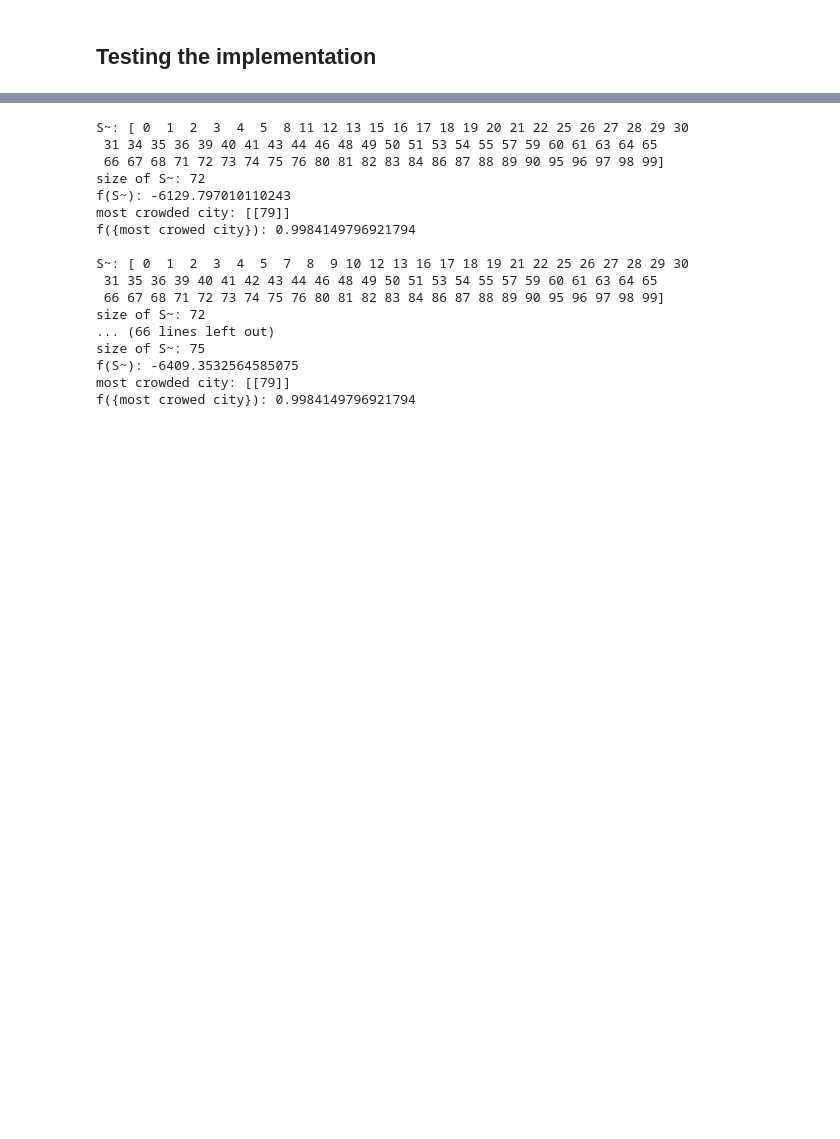
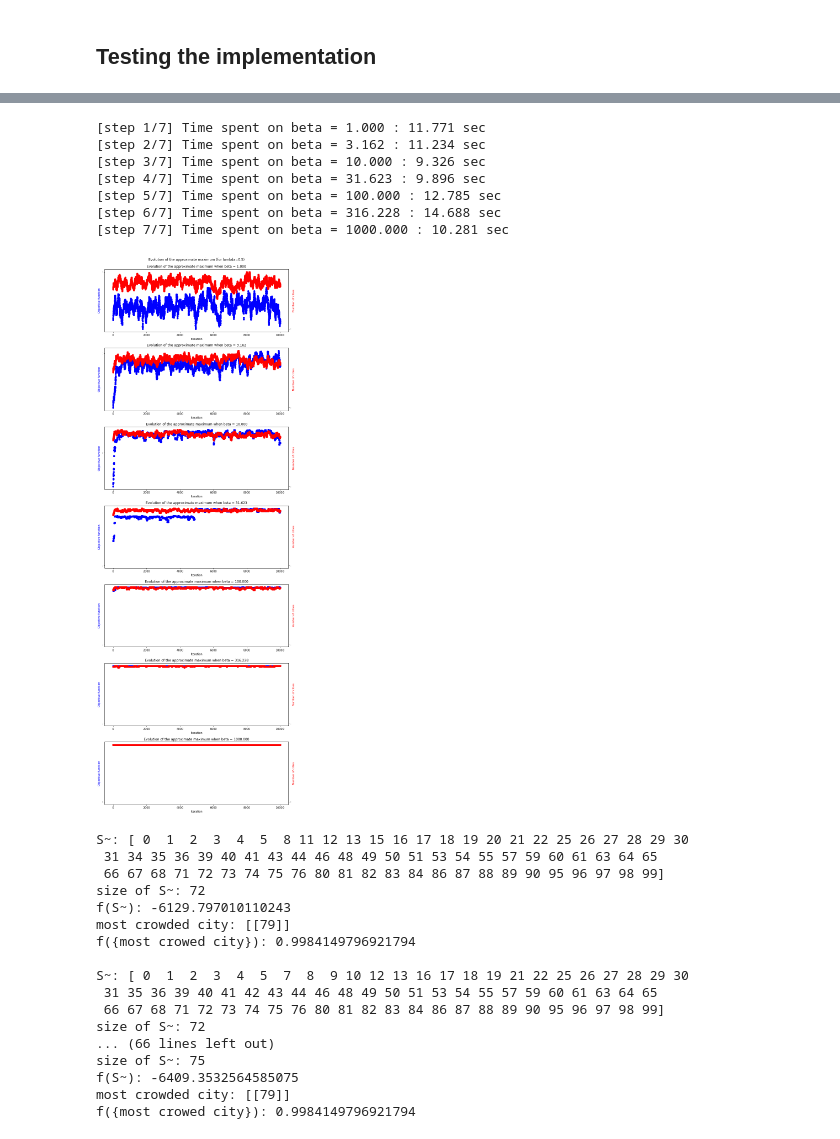
Before and after one commit to riccardocadei/Metropolis-Hastings-for-optimization, a Jupyter notebook: NewMain_anita.ipynb, the cells around one changed output, grey strips where cells are left out. Drawn from its saved outputs; the diff is of its cells as text; code cells hidden in the pictures; blank space fills up the shorter version.

```diff
--- a/NewMain_anita.ipynb
+++ b/NewMain_anita.ipynb
@@ -43,3 +92,21 @@ TypeError: 'G1' object is not callable
+# %%
+data = G1()
+lambda_ = 0.5
+n_iter = 10000
+starting_state = np.random.randint(0, 2, data.N)
+
+betas = np.logspace(0, 3, 7)
+
+S_approx = simulated_annealing(starting_state, betas, n_iter, lambda_, data, verbose=True, plot=True)
+# %% [output]
+[step 1/7] Time spent on beta = 1.000 : 11.771 sec
+[step 2/7] Time spent on beta = 3.162 : 11.234 sec
+[step 3/7] Time spent on beta = 10.000 : 9.326 sec
+[step 4/7] Time spent on beta = 31.623 : 9.896 sec
+[step 5/7] Time spent on beta = 100.000 : 12.785 sec
+[step 6/7] Time spent on beta = 316.228 : 14.688 sec
+[step 7/7] Time spent on beta = 1000.000 : 10.281 sec
+[figure, added]
 # %%
 data = G1()
 lambda_ = 100
```
Also changed, not shown: parts of 5 cells of this notebook, 2 other files.
